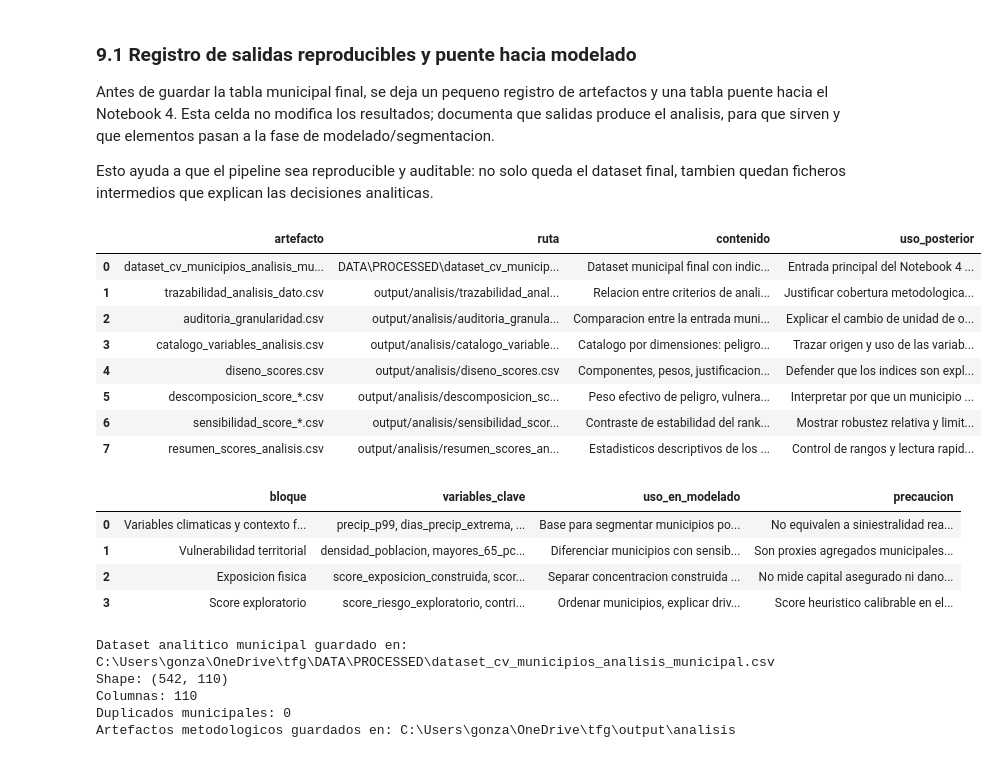
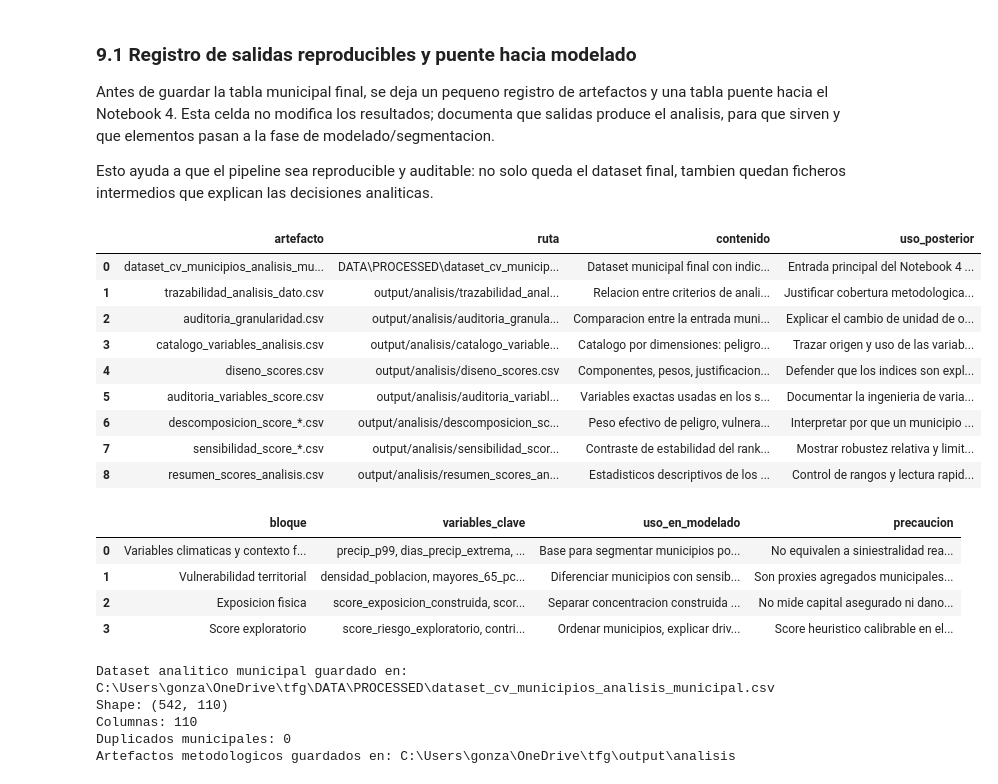
Before and after one commit to gonzalolarriba/modelo-geoespacial-riesgo-climatico, a Jupyter notebook: notebooks/notebook_3_analisis_dato.ipynb, the cells around one changed output. Saved outputs shown, nothing was run; the diff lists cells and outputs as text; code cells hidden in the pictures.

Commit message:
docs(analisis): audit score input variables

```diff
--- a/notebooks/notebook_3_analisis_dato.ipynb
+++ b/notebooks/notebook_3_analisis_dato.ipynb
@@ -1648,6 +1799,12 @@ analysis_artifacts_manifest = pd.DataFrame(
             "ruta": "output/analisis/diseno_scores.csv",
             "contenido": "Componentes, pesos, justificacion y limitaciones de cada score.",
             "uso_posterior": "Defender que los indices son exploratorios y revisables.",
+        },
+        {
+            "artefacto": "auditoria_variables_score.csv",
+            "ruta": "output/analisis/auditoria_variables_score.csv",
+            "contenido": "Variables exactas usadas en los scores, orientacion, nulos y tratamiento aplicado.",
+            "uso_posterior": "Documentar la ingenieria de variables antes de modelado y defensa.",
         },
         {
             "artefacto": "descomposicion_score_*.csv",
@@ -1684,36 +1841,37 @@ modeling_handoff = pd.DataFrame(
             "uso_en_modelado": "Diferenciar municipios con sensibilidad social o economica distinta ante el mismo peligro.",
             "precaucion": "Son proxies agregados municipales, no informacion individual de asegurados.",
         },
         {
             "bloque": "Exposicion fisica",
             "variables_clave": "score_exposicion_construida, score_exposicion_inundacion, score_exposicion_fisica",
             "uso_en_modelado": "Separar concentracion construida y exposicion a zonas inundables para la segmentacion.",
             "precaucion": "No mide capital asegurado ni dano observado.",
         },
         {
             "bloque": "Score exploratorio",
             "variables_clave": "score_riesgo_exploratorio, contrib_peligro_climatico, contrib_vulnerabilidad, contrib_exposicion_fisica, dimension_dominante_score",
             "uso_en_modelado": "Ordenar municipios, explicar drivers y contrastar clusters con ranking de riesgo.",
             "precaucion": "Score heuristico calibrable en el futuro con siniestros reales.",
         },
     ]
 )
 
 analysis_artifacts_manifest.to_csv(ANALYSIS_OUT / "manifest_artefactos_analisis.csv", index=False)
 modeling_handoff.to_csv(ANALYSIS_OUT / "puente_analisis_modelado.csv", index=False)
 
 display(analysis_artifacts_manifest)
 display(modeling_handoff)
 # %% [output]
 |  | artefacto | ruta | contenido | uso_posterior |
 | 0 | dataset_cv_municipios_analisis_mu... | DATA\PROCESSED\dataset_cv_municip... | Dataset municipal final con indic... | Entrada principal del Notebook 4 ... |
 | 1 | trazabilidad_analisis_dato.csv | output/analisis/trazabilidad_anal... | Relacion entre criterios de anali... | Justificar cobertura metodologica... |
 | 2 | auditoria_granularidad.csv | output/analisis/auditoria_granula... | Comparacion entre la entrada muni... | Explicar el cambio de unidad de o... |
 | 3 | catalogo_variables_analisis.csv | output/analisis/catalogo_variable... | Catalogo por dimensiones: peligro... | Trazar origen y uso de las variab... |
 | 4 | diseno_scores.csv | output/analisis/diseno_scores.csv | Componentes, pesos, justificacion... | Defender que los indices son expl... |
-| 5 | descomposicion_score_*.csv | output/analisis/descomposicion_sc... | Peso efectivo de peligro, vulnera... | Interpretar por que un municipio ... |
-| 6 | sensibilidad_score_*.csv | output/analisis/sensibilidad_scor... | Contraste de estabilidad del rank... | Mostrar robustez relativa y limit... |
-| 7 | resumen_scores_analisis.csv | output/analisis/resumen_scores_an... | Estadisticos descriptivos de los ... | Control de rangos y lectura rapid... |
+| 5 | auditoria_variables_score.csv | output/analisis/auditoria_variabl... | Variables exactas usadas en los s... | Documentar la ingenieria de varia... |
+| 6 | descomposicion_score_*.csv | output/analisis/descomposicion_sc... | Peso efectivo de peligro, vulnera... | Interpretar por que un municipio ... |
+| 7 | sensibilidad_score_*.csv | output/analisis/sensibilidad_scor... | Contraste de estabilidad del rank... | Mostrar robustez relativa y limit... |
+| 8 | resumen_scores_analisis.csv | output/analisis/resumen_scores_an... | Estadisticos descriptivos de los ... | Control de rangos y lectura rapid... |
 |  | bloque | variables_clave | uso_en_modelado | precaucion |
 | 0 | Variables climaticas y contexto f... | precip_p99, dias_precip_extrema, ... | Base para segmentar municipios po... | No equivalen a siniestralidad rea... |
 | 1 | Vulnerabilidad territorial | densidad_poblacion, mayores_65_pc... | Diferenciar municipios con sensib... | Son proxies agregados municipales... |
```
Also changed, not shown: parts of 2 cells of this notebook, 2 other files.
